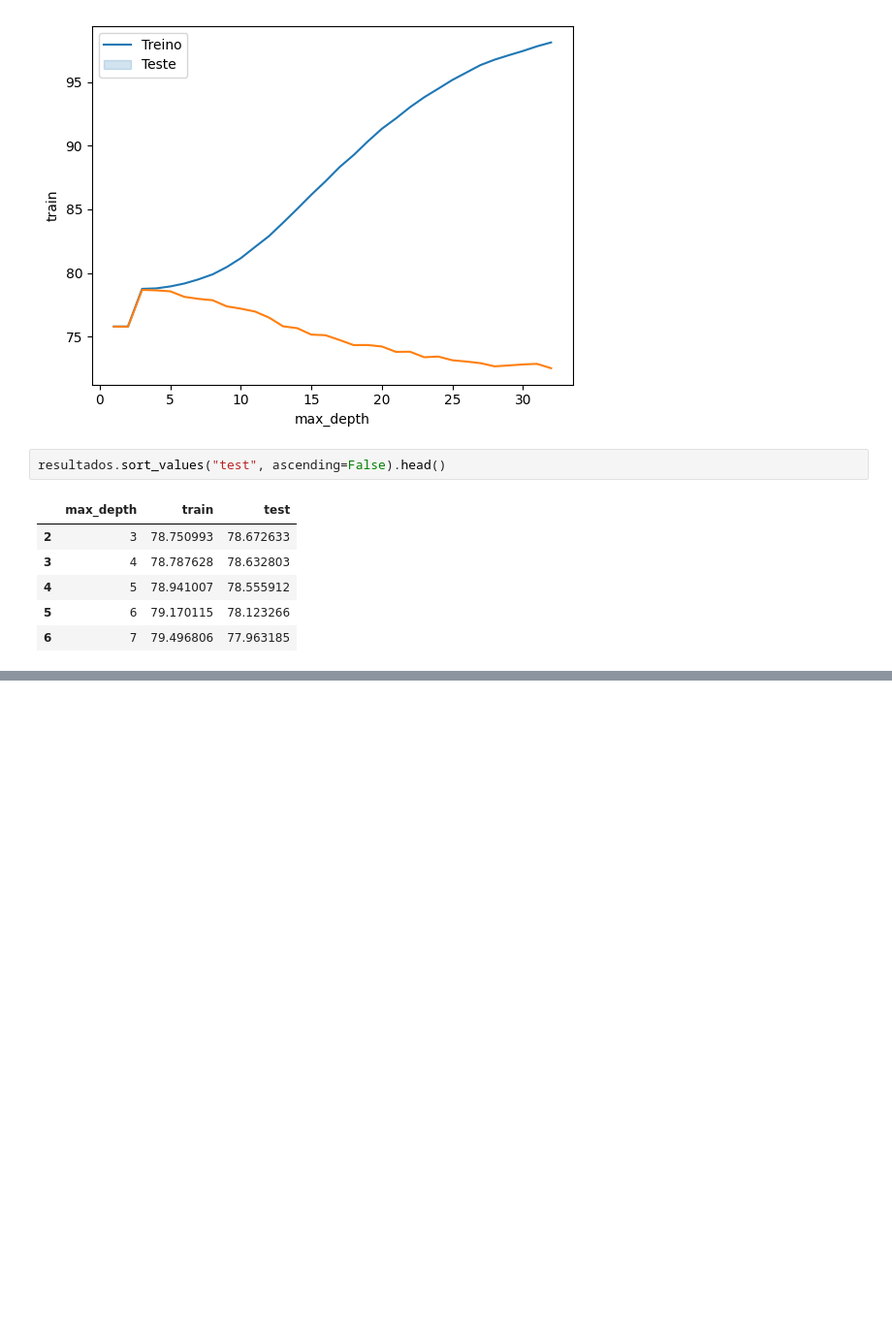
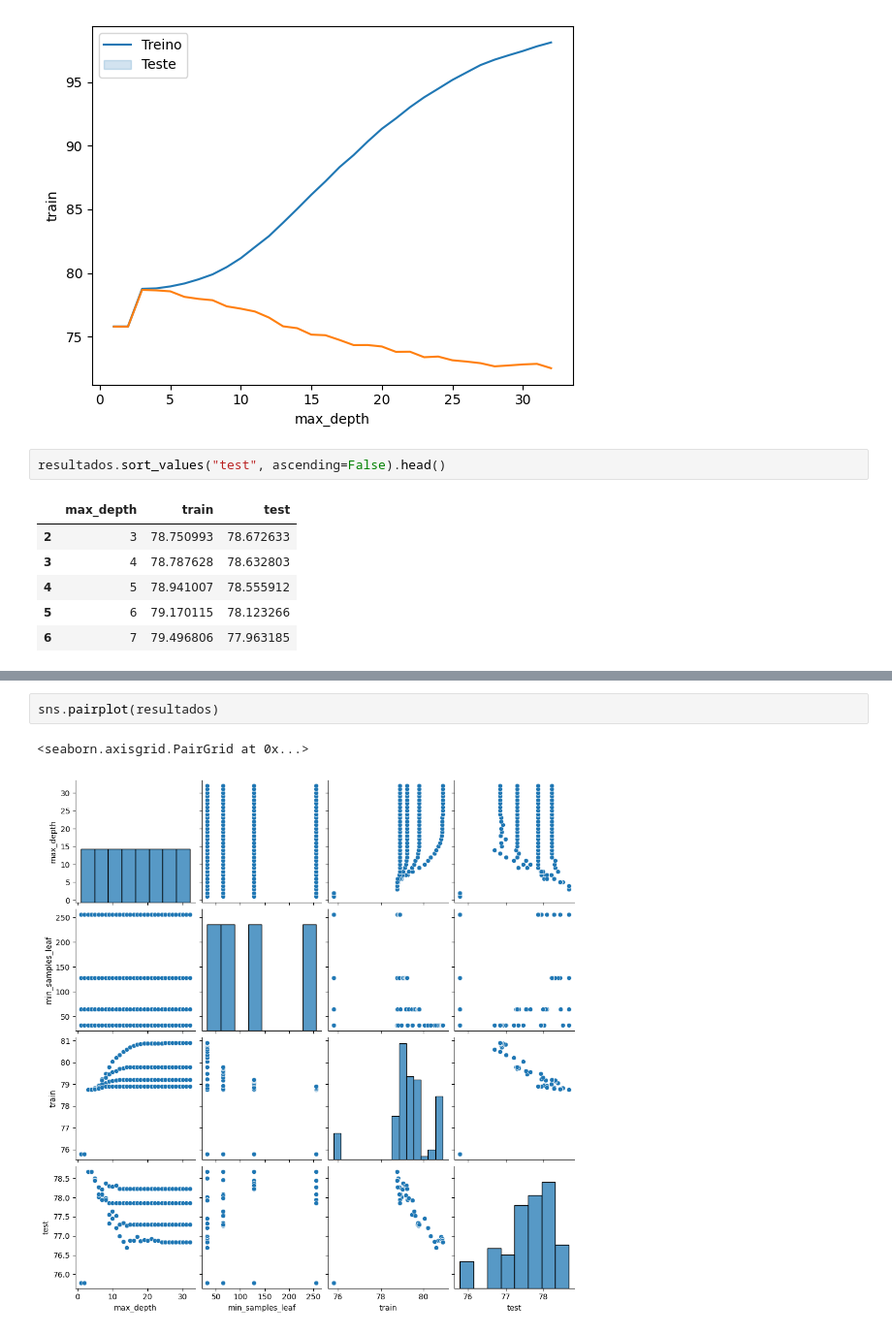
Before and after one commit to mateusopaiva/machine-learning-otimizacao, a Jupyter notebook: Machine_Learning_otimização_de_modelos_através_de_hiperparâmetros.ipynb, the cells around one changed output, grey strips where cells are left out. Shown: that part at 97% size. Saved outputs shown, nothing was run; the diff lists cells and outputs as text; blank space fills up the shorter version.

```diff
--- a/Machine_Learning_otimização_de_modelos_através_de_hiperparâmetros.ipynb
+++ b/Machine_Learning_otimização_de_modelos_através_de_hiperparâmetros.ipynb
@@ -255,0 +350,5 @@ resultados.sort_values("test", ascending=False).head()
+# %%
+sns.pairplot(resultados)
+# %% [output]
+<seaborn.axisgrid.PairGrid at 0x...>
+[figure, added]
```
Also changed, not shown: parts of 13 cells of this notebook.
